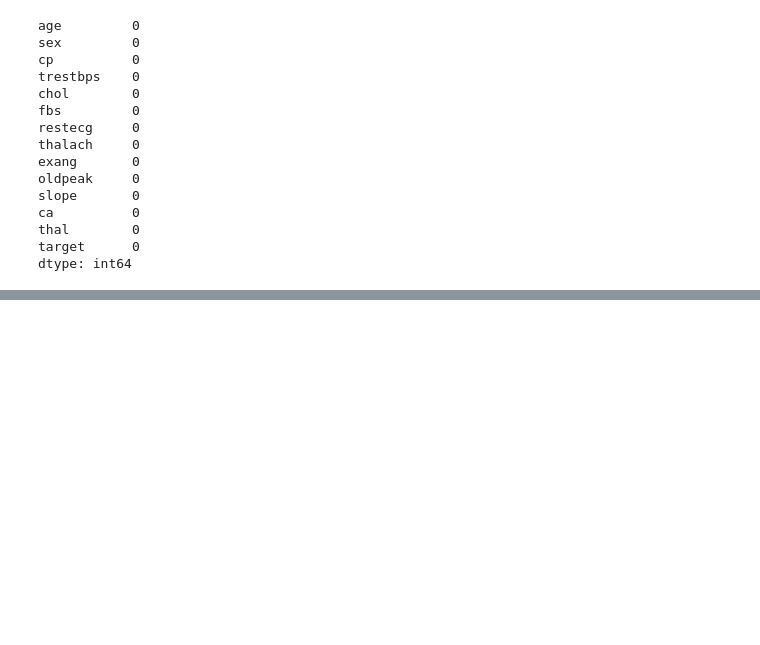
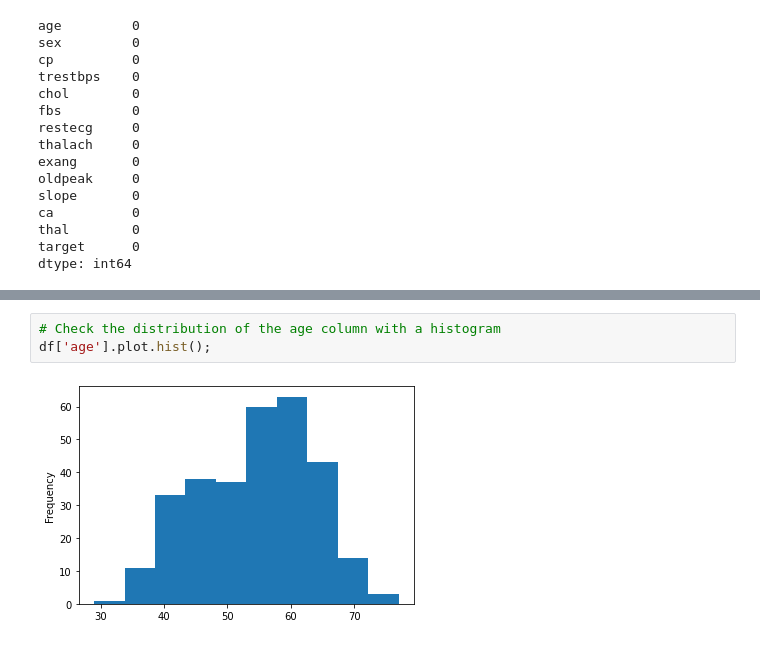
Before and after one commit to pikiriki/Project-Heart-Disease, a Jupyter notebook: presentable_notebook.ipynb, the cells around one changed output, grey strips where cells are left out. Saved outputs shown, nothing was run; the diff lists cells and outputs as text; blank space fills up the shorter version.

```diff
--- a/presentable_notebook.ipynb
+++ b/presentable_notebook.ipynb
@@ -160,0 +211,5 @@ df.describe()
+# %%
+# Check the distribution of the age column with a histogram
+df['age'].plot.hist();
+# %% [output]
+[figure, added]
```
Also changed, not shown: parts of 11 cells of this notebook.
